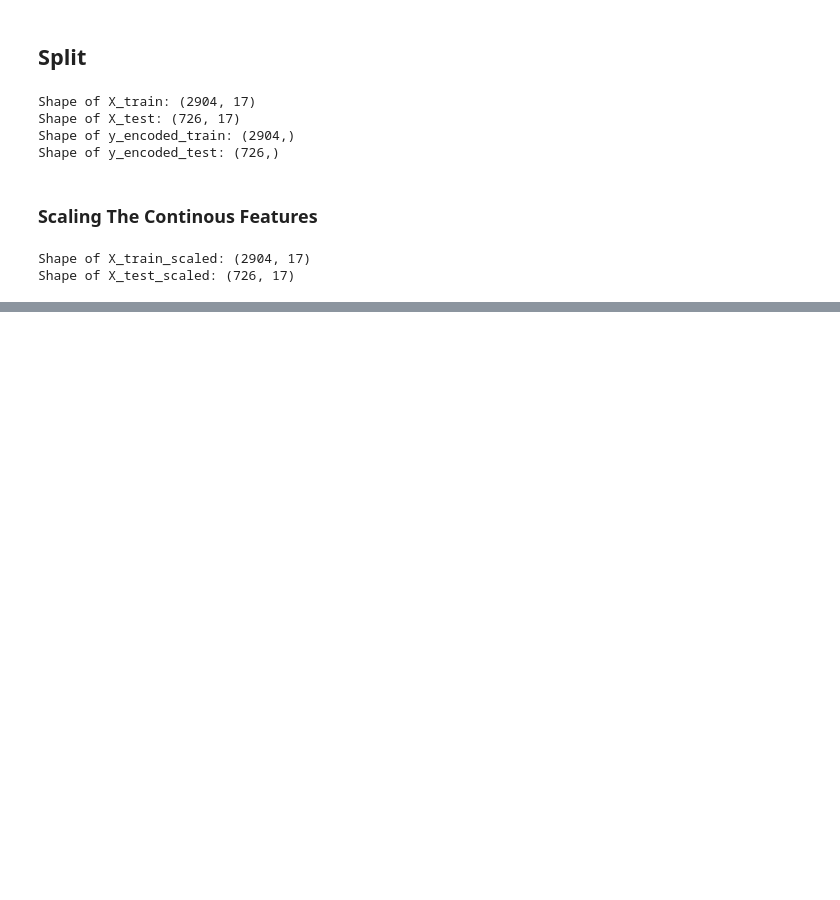
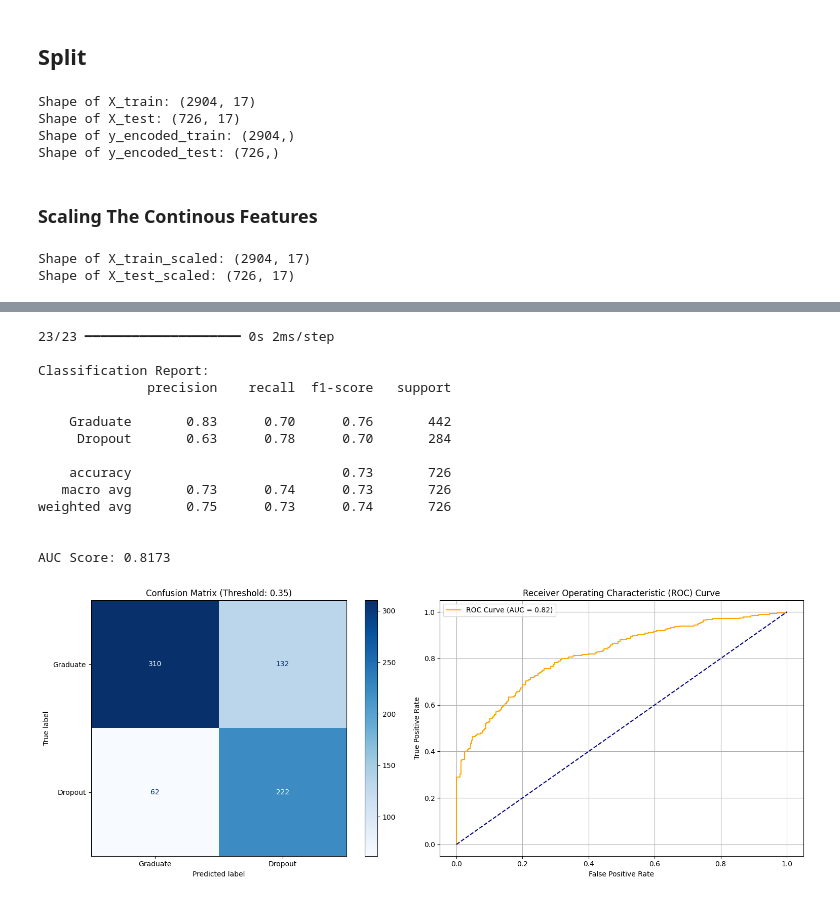
Before and after one commit to rommeltoledocr/Academic-Success-Predictor-ML, a Jupyter notebook: Academic_Success_Predictor_ML.ipynb, the cells around one changed output, grey strips where cells are left out. Saved outputs shown, nothing was run; the diff lists cells and outputs as text; code cells hidden in the pictures; blank space fills up the shorter version.

```diff
--- a/Academic_Success_Predictor_ML.ipynb
+++ b/Academic_Success_Predictor_ML.ipynb
@@ -487,0 +497,19 @@ weighted avg       0.72      0.72      0.72       726
+# %%
+# Call the function to evaluate the model
+evaluate_model(LRModel, X_test_scaled, y_encoded_test, target_names, prediction_threshold=0.35)
+# %% [output]
+23/23 ━━━━━━━━━━━━━━━━━━━━ 0s 2ms/step
+
+Classification Report:
+              precision    recall  f1-score   support
+
+    Graduate       0.83      0.70      0.76       442
+     Dropout       0.63      0.78      0.70       284
+
+    accuracy                           0.73       726
+   macro avg       0.73      0.74      0.73       726
+weighted avg       0.75      0.73      0.74       726
+
+
+AUC Score: 0.8173
+[figure, added]
```
Also changed, not shown: parts of 17 cells of this notebook.
